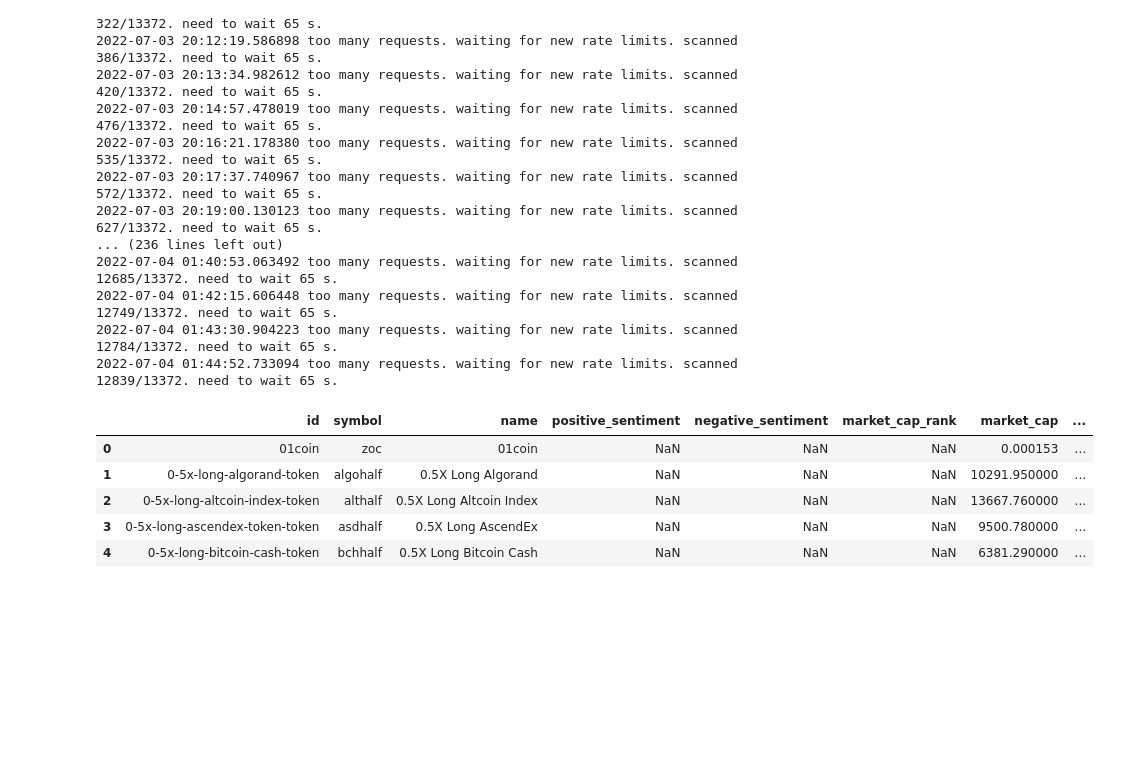
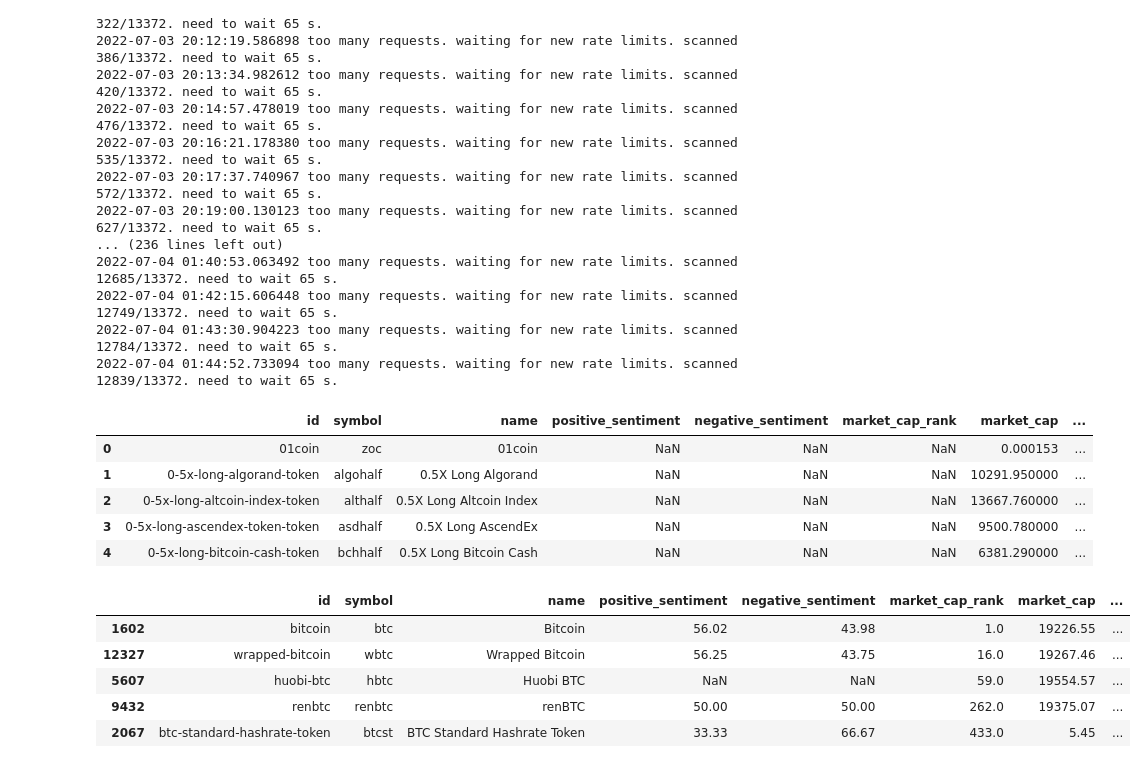
Before and after one commit to jzmujdzin/crypto-dashboard, a Jupyter notebook: notebooks/look_up_your_coin_prototype.ipynb, the cells around one changed output. Saved outputs shown, nothing was run; the diff lists cells and outputs as text; code cells hidden in the pictures; blank space fills up the shorter version.

Commit message:
add look up your coin table to dashboard

```diff
--- a/notebooks/look_up_your_coin_prototype.ipynb
+++ b/notebooks/look_up_your_coin_prototype.ipynb
@@ -71,3 +72,19 @@ df.head()
 | 4 | 0-5x-long-bitcoin-cash-token | bchhalf | 0.5X Long Bitcoin Cash | NaN | NaN | NaN | 6381.290000 | ... |
 # %%
 df.to_csv('coingecko_symbols.csv')
+# %%
+cgck = pd.read_csv('coingecko_symbols.csv')
+# %%
+coingecko_symbols = cgck.dropna(subset=['market_cap_rank'])
+coingecko_symbols = cgck.iloc[:, 1:].sort_values(by='market_cap_rank')
+# %%
+searched = 'btc'
+# %%
+coingecko_symbols[coingecko_symbols.id.str.contains(searched) | coingecko_symbols.symbol.str.contains(searched) | coingecko_symbols.name.str.contains(searched)].head(5)
+# %% [output]
+|  | id | symbol | name | positive_sentiment | negative_sentiment | market_cap_rank | market_cap | ... |
+| 1602 | bitcoin | btc | Bitcoin | 56.02 | 43.98 | 1.0 | 19226.55 | ... |
+| 12327 | wrapped-bitcoin | wbtc | Wrapped Bitcoin | 56.25 | 43.75 | 16.0 | 19267.46 | ... |
+| 5607 | huobi-btc | hbtc | Huobi BTC | NaN | NaN | 59.0 | 19554.57 | ... |
+| 9432 | renbtc | renbtc | renBTC | 50.00 | 50.00 | 262.0 | 19375.07 | ... |
+| 2067 | btc-standard-hashrate-token | btcst | BTC Standard Hashrate Token | 33.33 | 66.67 | 433.0 | 5.45 | ... |
```
Also changed, not shown: parts of 3 cells of this notebook, 2 other files.
